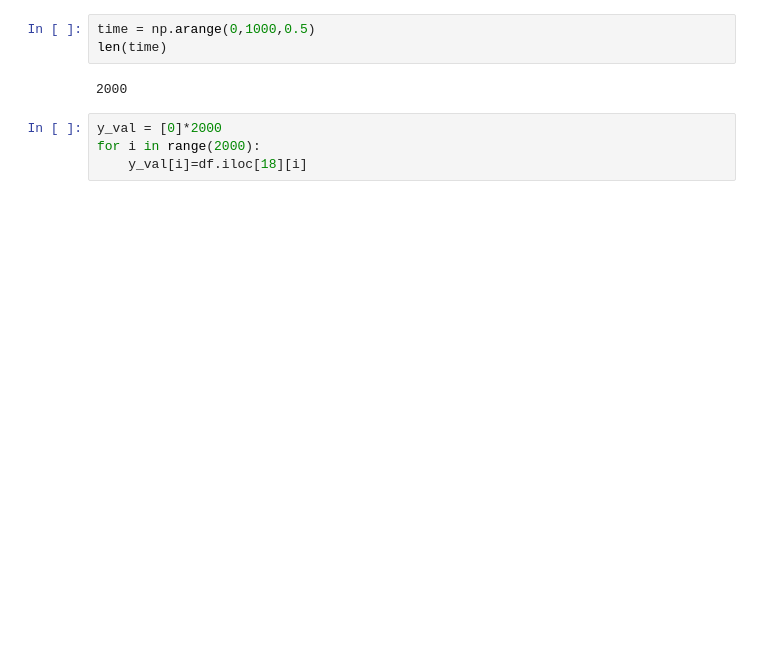
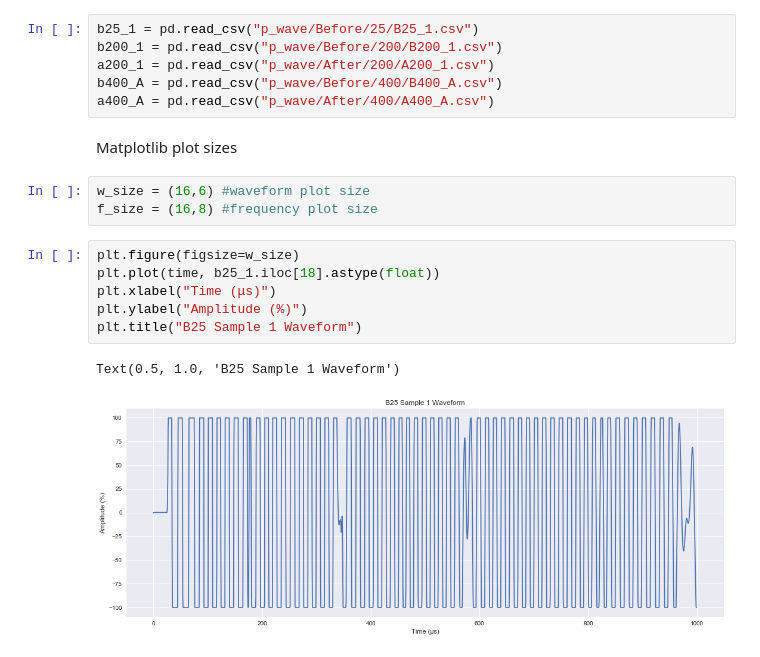
Before and after one commit to rohithandique/FFT-Python, a Jupyter notebook: FFT Analysis Data Preparation.ipynb, the cells around one changed output. Cells and saved outputs as stored; diff of their text form; blank space fills up the shorter version.

```diff
--- a/FFT Analysis Data Preparation.ipynb
+++ b/FFT Analysis Data Preparation.ipynb
@@ -7,9 +9,20 @@ df = pd.read_csv("p_wave/Before/25/B25_1.csv")
-# %%
-time = np.arange(0,1000,0.5)
-len(time)
-# %% [output]
-2000
-# %%
-y_val = [0]*2000
-for i in range(2000):
-    y_val[i]=df.iloc[18][i]
+# %%
+b25_1 = pd.read_csv("p_wave/Before/25/B25_1.csv")
+b200_1 = pd.read_csv("p_wave/Before/200/B200_1.csv")
+a200_1 = pd.read_csv("p_wave/After/200/A200_1.csv")
+b400_A = pd.read_csv("p_wave/Before/400/B400_A.csv")
+a400_A = pd.read_csv("p_wave/After/400/A400_A.csv")
+# %% [markdown]
+Matplotlib plot sizes
+# %%
+w_size = (16,6) #waveform plot size
+f_size = (16,8) #frequency plot size
+# %%
+plt.figure(figsize=w_size)
+plt.plot(time, b25_1.iloc[18].astype(float))
+plt.xlabel("Time (μs)")
+plt.ylabel("Amplitude (%)")
+plt.title("B25 Sample 1 Waveform")
+# %% [output]
+Text(0.5, 1.0, 'B25 Sample 1 Waveform')
+[figure, added]
```
Also changed, not shown: parts of 13 cells of this notebook, 6 other files.
